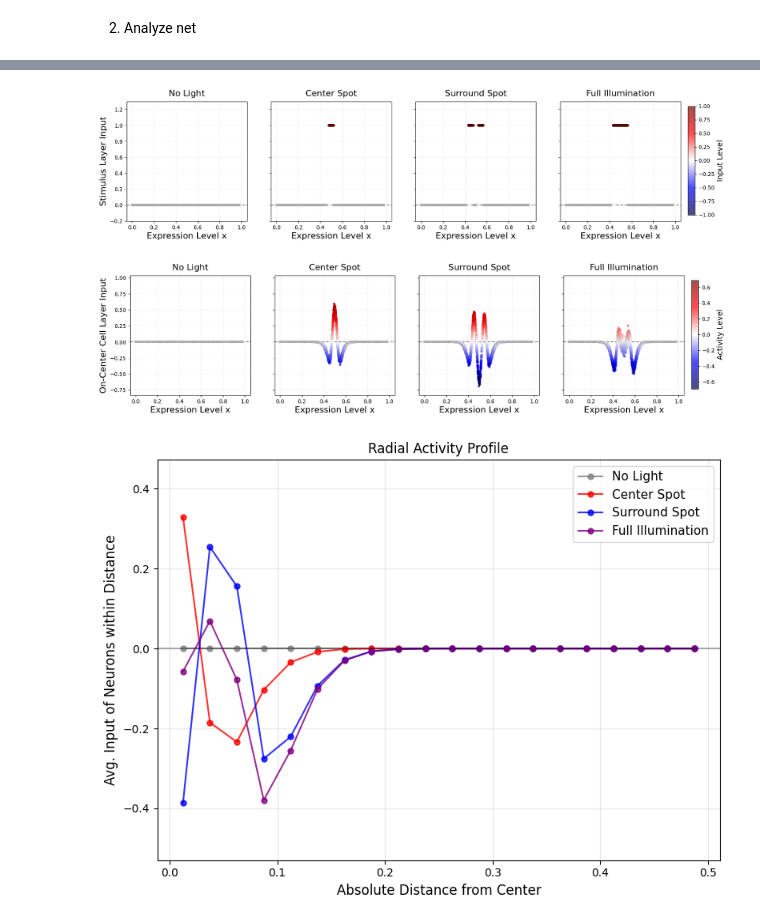
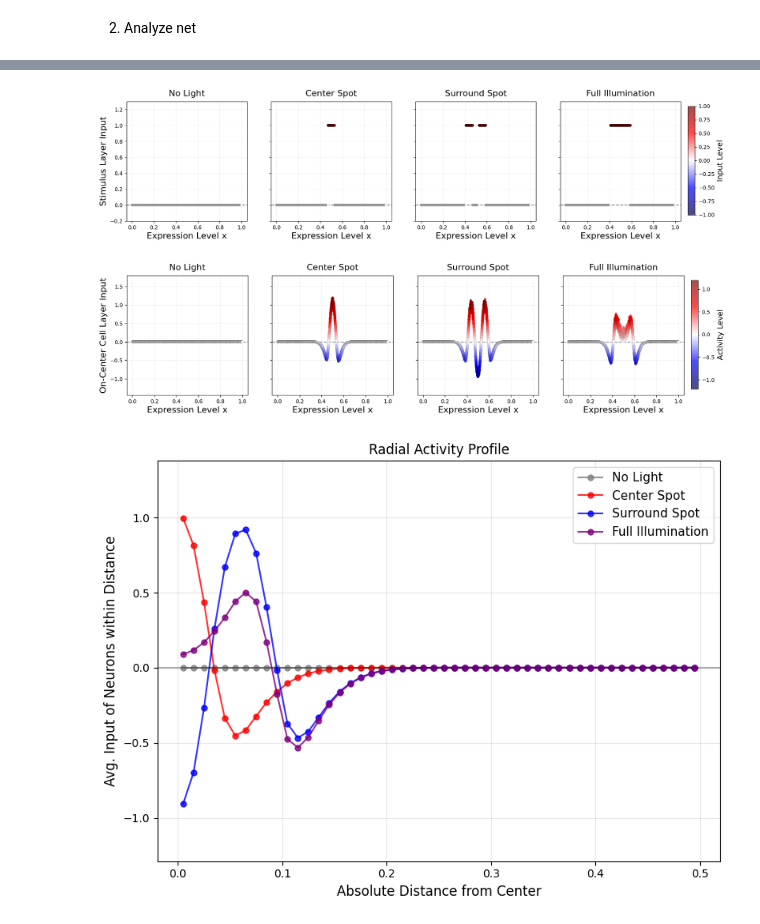
Before and after one commit to Hetznero/chemocnn, a Jupyter notebook: simulations/1d_model.ipynb, the cells around one changed output, grey strips where cells are left out. Cells and saved outputs as stored; diff of their text form; code cells hidden in the pictures.

```diff
--- a/simulations/1d_model.ipynb
+++ b/simulations/1d_model.ipynb
@@ -17,9 +17,9 @@ from lib.utils import *
 #          Params           #
 #############################
 
-N_L0_E = 5000
-N_L0_I = 5000
-N_L1 = 5000
+N_L0_E = 10000
+N_L0_I = 10000
+N_L1 = 10000
 
 sig = 0.00001
 K = 1
@@ -31,8 +31,8 @@ sig_I  = 0.045
 p_0 = 1
 
 w_00 =  1.0/(N_L0_E * (2*sig_00) * p_0)
-w_E =  1.0/(N_L0_E * (2*sig_E) * p_0)
-w_I = -1.0/(N_L0_I * (2*sig_I) * p_0)
+w_E =  1.0/(N_L0_E * (2*sig_E) * p_0) * 1.75
+w_I = -1.0/(N_L0_I * (2*sig_I) * p_0) * 1.40
 
 #############################
 #        Create Net         #
@@ -126,13 +123,13 @@ stimuli.append(("No Light", np.zeros(N_L0_E)))
 
 # 2. Center Spot
 stim_center = np.zeros(N_L0_E)
-width_center = 1.5 * sig_E
+width_center = 2 * sig_E
 stim_center[(coords_L0_E >= center_pos - width_center) & (coords_L0_E <= center_pos + width_center)] = 1.0
 stimuli.append(("Center Spot", stim_center))
 
 # 3. Surround Illumination
 stim_full = np.zeros(N_L0_E)
-width_full = 1.5 * sig_I
+width_full = 2 * sig_I
 stim_full[(coords_L0_E >= center_pos - width_full) & (coords_L0_E <= center_pos + width_full)] = 1.0
 stim_surround = np.clip(stim_full - stim_center, 0, 1)
 stimuli.append(("Surround Spot", stim_surround))
@@ -189,35 +186,35 @@ cbar1.set_label('Input Level', fontsize=14)
 plt.show()
 
 
 fig2, axes2 = plt.subplots(1, 4, figsize=(18, 4), sharey=True)
 fig2.suptitle("", fontsize=16, fontweight='bold', y=1.00)
 
 max_a1 = max([np.max(np.abs(res['A1_sorted'])) for res in results])
 limit_c_L1 = max_a1 if max_a1 > 0 else 1.0
 y_limits_L1 = (-limit_c_L1 * 1.2, limit_c_L1 * 1.5)
 
 for col, res in enumerate(results):
     sc2 = axes2[col].scatter(x_L1_sorted, res['A1_sorted'], c=res['A1_sorted'], cmap='seismic', vmin=-limit_c_L1, vmax=limit_c_L1,
                              edgecolor='black', linewidth=0.05, s=20, zorder=2, alpha=0.7)
     axes2[col].set_title(res['name'], fontsize=16, pad=10)
     axes2[col].set_ylim(y_limits_L1)
     axes2[col].set_xlim(x_limits)
     axes2[col].axhline(0, color='black', linestyle='--', alpha=0.5, zorder=0)
     axes2[col].grid(True, alpha=0.2)
     axes2[col].set_xlabel("Expression Level x", fontsize=16)
 
 axes2[0].set_ylabel("On-Center Cell Layer Input", fontsize=16)
 
 fig2.subplots_adjust(right=0.92)
 cbar_ax2 = fig2.add_axes([0.93, 0.15, 0.01, 0.7])
 cbar2 = fig2.colorbar(sc2, cax=cbar_ax2)
 cbar2.set_label('Activity Level', fontsize=14)
 
 plt.show()
 # %% [output]
 [figure]
-[figure, old version]
+[figure, new version]
 # %%
 plot_standalone_radial_activity(stimuli, W_0, l_vals_L1)
 # %% [output]
-[figure, old version]
+[figure, new version]
```
Also changed, not shown: parts of 3 cells of this notebook, 6 other files.
